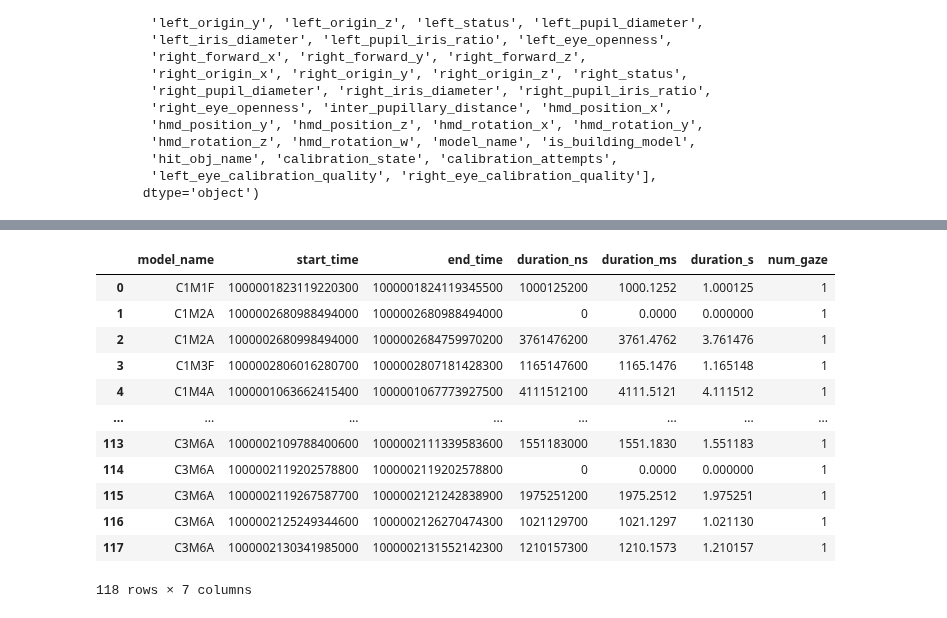
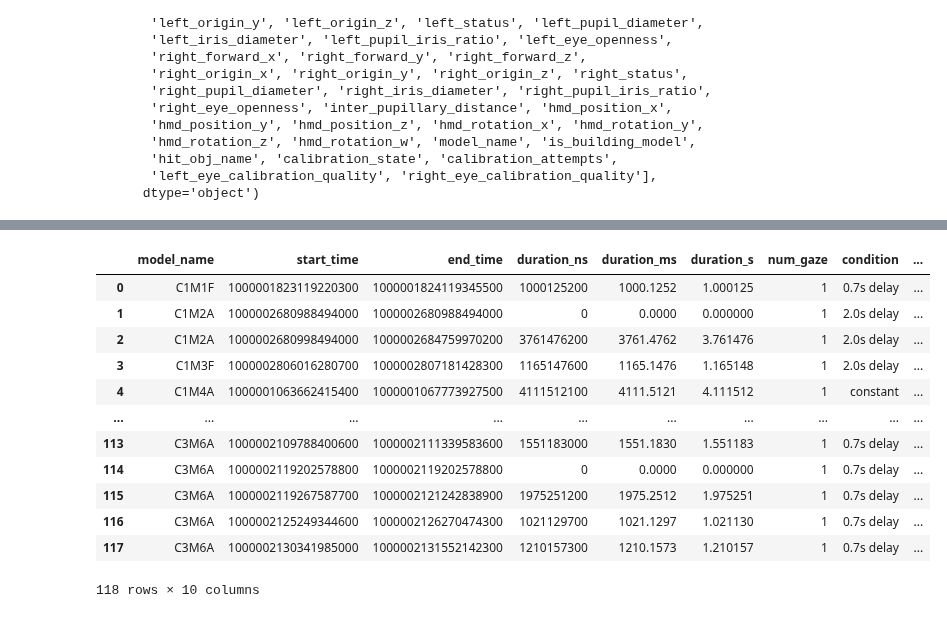
Before and after one commit to JohnMadrid/lego-vr-analysis, a Jupyter notebook: model_gazes.ipynb, the cells around one changed output, grey strips where cells are left out. Cells and saved outputs as stored; diff of their text form; code cells hidden in the pictures.

Commit message:
Calculating model-related events counts and durations

```diff
--- a/model_gazes.ipynb
+++ b/model_gazes.ipynb
@@ -49,62 +139,65 @@ Index(['gaze_capture_time', 'raw_timestamp',
 # %%
 import numpy as np
 
-filtered_df = df[(df["model_name"] != "TM") & (df["is_building_model"] == True)][["gaze_capture_time", "model_name", "hit_obj_name"]]
+filtered_df = df[(df["model_name"] != "TM") & (df["is_building_model"] == True)][["participant_id", "gaze_capture_time", "model_name", "hit_obj_name","condition"]]
 
 # Ensure gaze_capture_time is numeric
 filtered_df = filtered_df.copy()
 filtered_df["gaze_capture_time"] = pd.to_numeric(filtered_df["gaze_capture_time"], errors="coerce")
 
-# Collect all model streaks results across models
+# Collect all model streaks results across participants and models
 all_streaks = []
 
-# Calculate consecutive Model_plate streaks and durations per model
-for model, model_group in filtered_df.groupby("model_name"):
+# Calculate consecutive Model_plate streaks and durations per participant and per model
+for (pid, model), model_group in filtered_df.groupby(["participant_id", "model_name"]):
     model_group_sorted = model_group.sort_values("gaze_capture_time").reset_index(drop=True)
     mask = model_group_sorted["hit_obj_name"] == "Model_plate"
     # Mark the start of each new streak of consecutive Model_plate
     streak_id = (mask != mask.shift()).cumsum()
     model_group_sorted["streak_id"] = streak_id
 
     for streak_num, streak_df in model_group_sorted.groupby("streak_id"):
         if streak_df["hit_obj_name"].iloc[0] == "Model_plate":
             start_time = streak_df["gaze_capture_time"].iloc[0]
             end_time = streak_df["gaze_capture_time"].iloc[-1]
             duration_ns = (end_time - start_time)
             if duration_ns < 0 or np.isnan(duration_ns):
                 duration_ns = np.nan
                 duration_ms = np.nan
                 duration_s = np.nan
             else:
                 duration_ms = duration_ns / 1e6
                 duration_s = duration_ns / 1e9
-            # Each row represents one streak, so num_gaze is 1
             all_streaks.append({
+                "participant_id": pid,
                 "model_name": model,
                 "start_time": start_time,
                 "end_time": end_time,
                 "duration_ns": duration_ns,
                 "duration_ms": duration_ms,
                 "duration_s": duration_s,
-                "num_gaze": 1
+                "num_gaze": len(streak_df),
+                "condition": model_to_condition[model],
+                "complexity_level": get_complexity_level(model),
+                "Fam_Abs": get_fam_vs_abs(model)
             })
 
-# Compile all streaks into one DataFrame for all models
+# Compile all streaks into one DataFrame for all participants and models
 model_plate_streaks_df = pd.DataFrame(all_streaks)
 
-# The resulting DataFrame now includes duration_ns, duration_ms, and duration_s for each streak.
+# The resulting DataFrame now includes participant_id and durations per streak.
 display(model_plate_streaks_df)
 # %% [output]
-|  | model_name | start_time | end_time | duration_ns | duration_ms | duration_s | num_gaze |
-| 0 | C1M1F | 1000001823119220300 | 1000001824119345500 | 1000125200 | 1000.1252 | 1.000125 | 1 |
-| 1 | C1M2A | 1000002680988494000 | 1000002680988494000 | 0 | 0.0000 | 0.000000 | 1 |
-| 2 | C1M2A | 1000002680998494000 | 1000002684759970200 | 3761476200 | 3761.4762 | 3.761476 | 1 |
-| 3 | C1M3F | 1000002806016280700 | 1000002807181428300 | 1165147600 | 1165.1476 | 1.165148 | 1 |
-| 4 | C1M4A | 1000001063662415400 | 1000001067773927500 | 4111512100 | 4111.5121 | 4.111512 | 1 |
-| ... | ... | ... | ... | ... | ... | ... | ... |
-| 113 | C3M6A | 1000002109788400600 | 1000002111339583600 | 1551183000 | 1551.1830 | 1.551183 | 1 |
-| 114 | C3M6A | 1000002119202578800 | 1000002119202578800 | 0 | 0.0000 | 0.000000 | 1 |
-| 115 | C3M6A | 1000002119267587700 | 1000002121242838900 | 1975251200 | 1975.2512 | 1.975251 | 1 |
-| 116 | C3M6A | 1000002125249344600 | 1000002126270474300 | 1021129700 | 1021.1297 | 1.021130 | 1 |
-| 117 | C3M6A | 1000002130341985000 | 1000002131552142300 | 1210157300 | 1210.1573 | 1.210157 | 1 |
+|  | model_name | start_time | end_time | duration_ns | duration_ms | duration_s | num_gaze | condition | ... |
+| 0 | C1M1F | 1000001823119220300 | 1000001824119345500 | 1000125200 | 1000.1252 | 1.000125 | 1 | 0.7s delay | ... |
+| 1 | C1M2A | 1000002680988494000 | 1000002680988494000 | 0 | 0.0000 | 0.000000 | 1 | 2.0s delay | ... |
+| 2 | C1M2A | 1000002680998494000 | 1000002684759970200 | 3761476200 | 3761.4762 | 3.761476 | 1 | 2.0s delay | ... |
+| 3 | C1M3F | 1000002806016280700 | 1000002807181428300 | 1165147600 | 1165.1476 | 1.165148 | 1 | 2.0s delay | ... |
+| 4 | C1M4A | 1000001063662415400 | 1000001067773927500 | 4111512100 | 4111.5121 | 4.111512 | 1 | constant | ... |
+| ... | ... | ... | ... | ... | ... | ... | ... | ... | ... |
+| 113 | C3M6A | 1000002109788400600 | 1000002111339583600 | 1551183000 | 1551.1830 | 1.551183 | 1 | 0.7s delay | ... |
+| 114 | C3M6A | 1000002119202578800 | 1000002119202578800 | 0 | 0.0000 | 0.000000 | 1 | 0.7s delay | ... |
+| 115 | C3M6A | 1000002119267587700 | 1000002121242838900 | 1975251200 | 1975.2512 | 1.975251 | 1 | 0.7s delay | ... |
+| 116 | C3M6A | 1000002125249344600 | 1000002126270474300 | 1021129700 | 1021.1297 | 1.021130 | 1 | 0.7s delay | ... |
+| 117 | C3M6A | 1000002130341985000 | 1000002131552142300 | 1210157300 | 1210.1573 | 1.210157 | 1 | 0.7s delay | ... |
-118 rows × 7 columns
+118 rows × 10 columns
```
Also changed, not shown: parts of 5 cells of this notebook.
